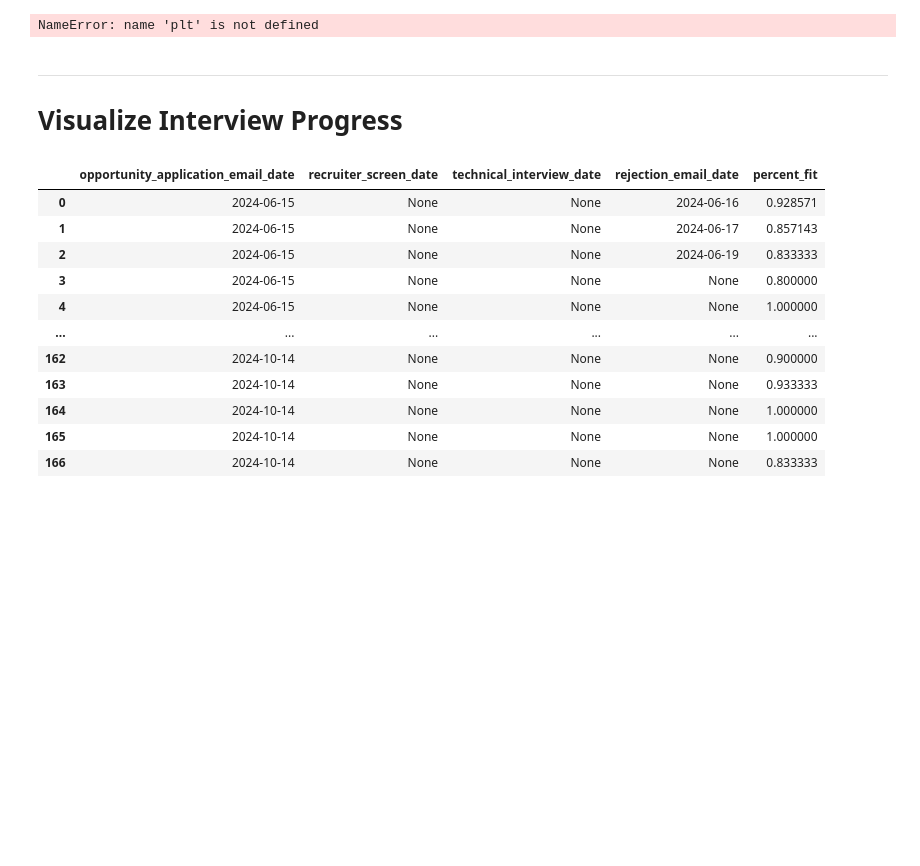
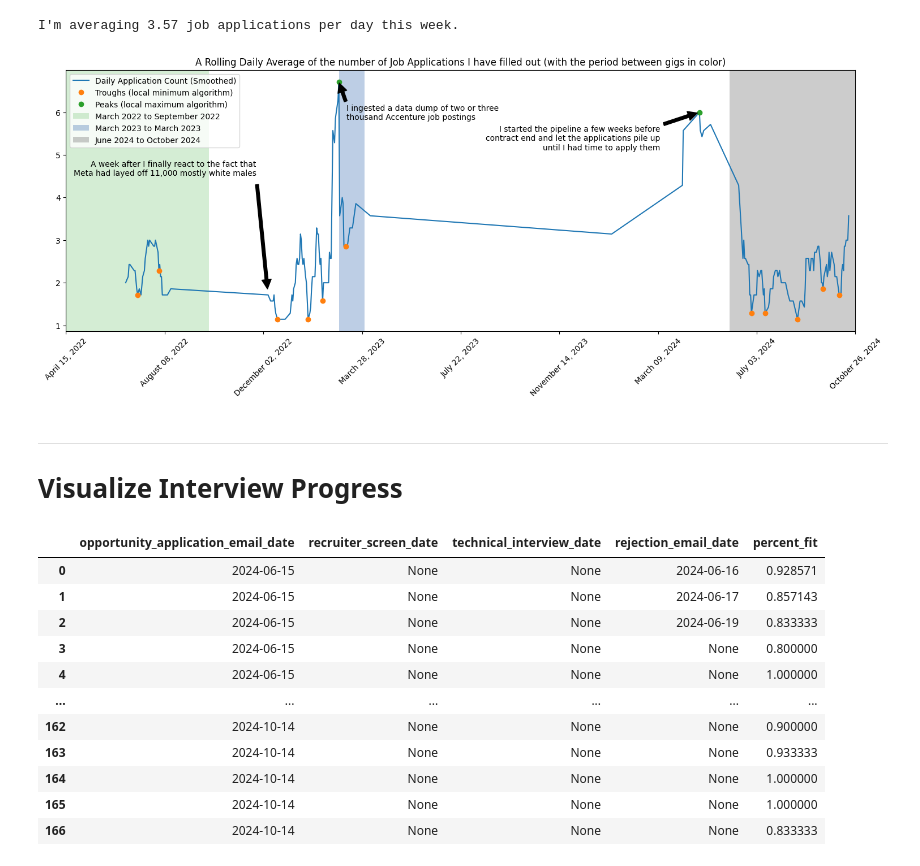
Before and after one commit to dbabbitt/job-hunting, a Jupyter notebook: visualizations/Progress by Date.ipynb, the cells around one changed output. Cells and saved outputs as stored; diff of their text form; code cells hidden in the pictures; blank space fills up the shorter version.

```diff
--- a/visualizations/Progress by Date.ipynb
+++ b/visualizations/Progress by Date.ipynb
@@ -32,0 +66,6 @@ Utility libraries created in 8 seconds
+# %%
+
+JOBS_DF = email_dates_df.groupby('email_date').count().rename(columns={'percent_fit': 'daily_applications'}).rolling(7).mean().dropna()
+print(f"I'm averaging {JOBS_DF.iloc[-1].daily_applications:.3} job applications per day this week.")
+# %% [output]
+I'm averaging 3.57 job applications per day this week.
@@ -32,0 +85,15 @@ Utility libraries created in 8 seconds
+# %%
+
+# Generate line plot data by converting dates to ints and back
+int_dates_x = JOBS_DF.index.map(lambda date_obj: get_int_from_date(date_obj))
+int_dates_y = JOBS_DF.daily_applications
+
+# Detect the troughs in the negated data
+trough_indices = peakutils.indexes(-int_dates_y, thres=0.5, min_dist=10)
+
+# Detect the peaks in the negated data
+peak_indices = peakutils.indexes(int_dates_y, thres=0.5, min_dist=10)
+
+# Periods of unemployment
+cycle_fn = cycler('color', plt.cm.Accent(np.linspace(0, 1, 3)))
+periods_list = ['October 2020 to December 2020', 'March 2022 to September 2022', 'March 2023 to March 2023', f'June 2024 to {datetime.now().strftime("%B")} 2024']
@@ -38,38 +127,38 @@ fig_width = 18; fig_height = 6
 fig, ax = plt.subplots(figsize=(fig_width, fig_height))
 ax.set_xlim(left=get_int_from_date(JOBS_DF.index.min()), right=get_int_from_date(JOBS_DF.index.max()))
 ax.plot(int_dates_x, int_dates_y, label='Daily Application Count (Smoothed)')
-ax.plot(int_dates_x[trough_indices], int_dates_y[trough_indices], 'o', label='Troughs (according to a local minimum algorithm)')
-ax.plot(int_dates_x[peak_indices], int_dates_y[peak_indices], 'o', label='Peaks (according to a local maximum algorithm)')
+ax.plot(int_dates_x[trough_indices], int_dates_y[trough_indices], 'o', label='Troughs (local minimum algorithm)')
+ax.plot(int_dates_x[peak_indices], int_dates_y[peak_indices], 'o', label='Peaks (local maximum algorithm)')
 
 if int_dates_x.min() < 1_719_201_600:
     title_str = 'A Rolling Daily Average of the number of Job Applications I have filled out (with the period between gigs in color)'
 
     # Mark the periods of unemployment
     for date_range_str, face_color_dict in zip(periods_list[1:], cycle_fn()):
         face_color = face_color_dict['color']
         date_range_list = date_range_str.split(' to ')
         first_day, last_day = get_vspan_days(date_range_list)
         ax.axvspan(get_int_from_date(first_day), get_int_from_date(last_day), facecolor=face_color, alpha=0.33, label=date_range_str)
     ax.legend()
 
     # Annotate layoff notes
     ax.annotate('\n'.join(wrapper.wrap(meta_text)), xy=meta_xy, xycoords='data', xytext=(-15, 150), textcoords='offset points',
                 arrowprops=dict(facecolor='black', shrink=0.05), ha='right', va='bottom')
     ax.annotate('\n'.join(wrapper.wrap(accenture_text)), xy=accenture_xy, xycoords='data', xytext=(10, -50), textcoords='offset points',
                 arrowprops=dict(facecolor='black', shrink=0.05), ha='left', va='bottom')
     ax.annotate('\n'.join(wrapper.wrap(bigbear_text)), xy=bigbear_xy, xycoords='data', xytext=(-50, -50), textcoords='offset points',
                 arrowprops=dict(facecolor='black', shrink=0.05), ha='right', va='bottom')
 
 else:
     title_str = 'A Rolling Daily Average of the number of Job Applications I have filled out'
 ax.set_title(title_str)
 
 # Reconfigure the x axis labels so that they are dates again
 xtick_positions = ax.get_xticks(minor=False)
 xtick_labels = [Text(ts, 0, datetime.fromtimestamp(ts).strftime(DATE_FORMAT)) for ts in xtick_positions]
 XTick_obj = ax.set_xticks(xtick_positions, xtick_labels, rotation=45)
 # %% [output]
-NameError: name 'plt' is not defined
+[figure, added]
 # %% [markdown]
 
 ---
```
Also changed, not shown: parts of 11 cells of this notebook, 12 other files.
